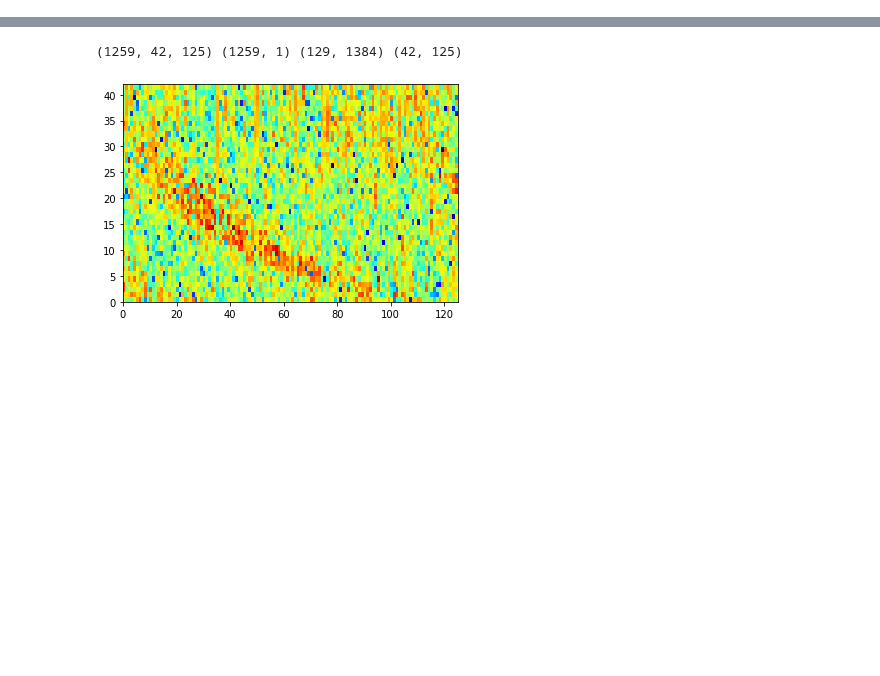
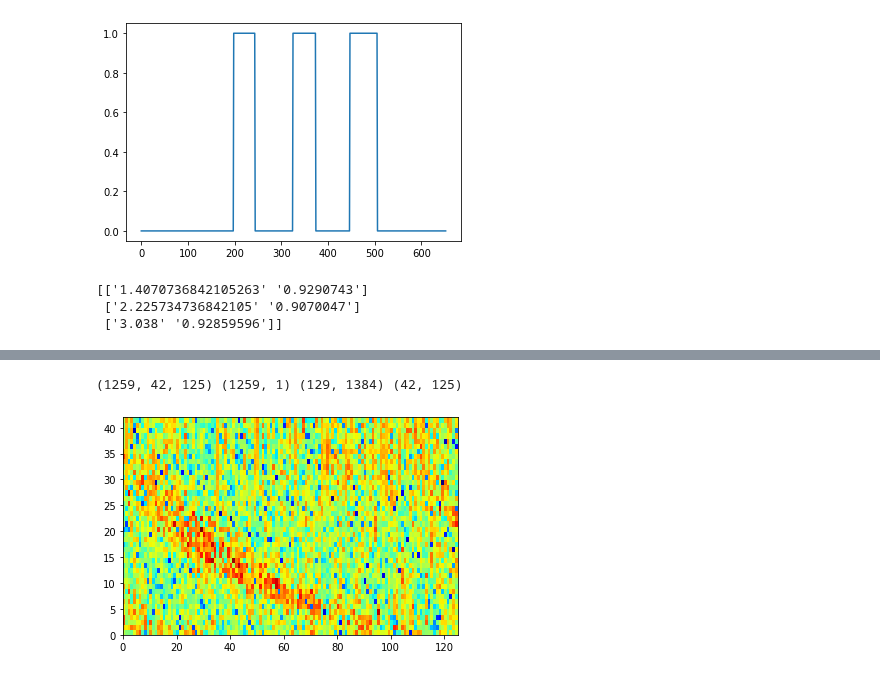
Before and after one commit to Kojey/MSc-whistler-waves-detector, a Jupyter notebook: ipy/sample_detector.ipynb, the cells around one changed output, grey strips where cells are left out. Saved outputs shown, nothing was run; the diff lists cells and outputs as text; code cells hidden in the pictures; blank space fills up the shorter version.

Commit message:
Add working CNN model

```diff
--- a/ipy/sample_detector.ipynb
+++ b/ipy/sample_detector.ipynb
@@ -5,10 +5,12 @@ import numpy as np
 import pandas as pd
 import datetime
 import tqdm
+import pickle
 from collections import deque
 from math import ceil, sqrt, floor, gamma
 from scipy import signal, stats, fftpack
 from sklearn import preprocessing
+from keras.models import load_model
 from PIL import Image
 import multiprocessing as mp
 import matplotlib.pyplot as plt
@@ -169,6 +171,36 @@ class SampleDetector(Sample):
         ix = np.array(ix)
         return ix
 
+
+    def detection_area_ml(self, kernel_shape, scaler, model):
+        detection, prob = [], []
+        freq_len,time_len = kernel_shape
+        to_evt = lambda x: 1 if x==1 else 0
+        my_spec = self.get_spectrogram()
+        for ix in range(my_spec.shape[1]-time_len+1):
+            spec = my_spec[:,ix:ix+time_len]
+            spec = spec.reshape(1,freq_len*time_len)
+            spec = scaler.transform(spec)
+            spec = spec.reshape(1,1,freq_len,time_len)
+            detection.append(to_evt(np.argmax(model.predict(spec)[0])))
+            prob.append(model.predict(spec)[0].max())
+        detection = np.array(detection)
+        prob = np.array(prob)
+        return detection, prob
+
+    def detection_loc_ml(self, detection, prob):
+        detection[0], detection[-1] = False, False
+        loc = np.array([x if x>0 else x for x in self.diff(detection, 2)])
+        high,low = np.argwhere(loc==1), np.argwhere(loc==-1)
+        assert len(high)==len(low)
+        ix = []
+        for h,l in zip(high, low):
+            i = int((h[0]+l[0])/2)
+            i = i if i<len(detection) else len(detection)-1
+            ix.append([str(i*self.get_time_res()),str(prob[i])])
+        ix = np.array(ix)
+        return ix
+
     def output_compare(self, signal, detector, shift, diff_err, time_err):
         """Compare the proximity of the output using this detector to the awd output"""
         output_awd = self.awda_whistlers(time_err=time_err)
@@ -341,0 +315,17 @@ print(my_sample.evaluate_detector(transforms, transforms_params,detector, detect
+# %%
+scaler_path = os.path.join(database_loc,site,'scaler.pickle')
+model_path = os.path.join(database_loc,site,'model.h5')
+
+my_sample = SampleDetector(dataset_loc, site,file)
+my_sample.apply_transform(['slice','zscore'],[[2.5,10],[None]])
+
+detec, prob = my_sample.detection_area_ml(kernel_shape=[48,108],
+                       scaler=pickle.load( open( scaler_path, "rb" ) )['scaler'], model=load_model(model_path))
+ix = my_sample.detection_loc_ml(detec, prob)
+plt.figure();plt.plot(detec);plt.show()
+print(ix)
+# %% [output]
+[figure, added]
+[['1.4070736842105263' '0.9290743']
+ ['2.225734736842105' '0.9070047']
+ ['3.038' '0.92859596']]
```
Also changed, not shown: parts of 2 cells of this notebook, 4 other files.
